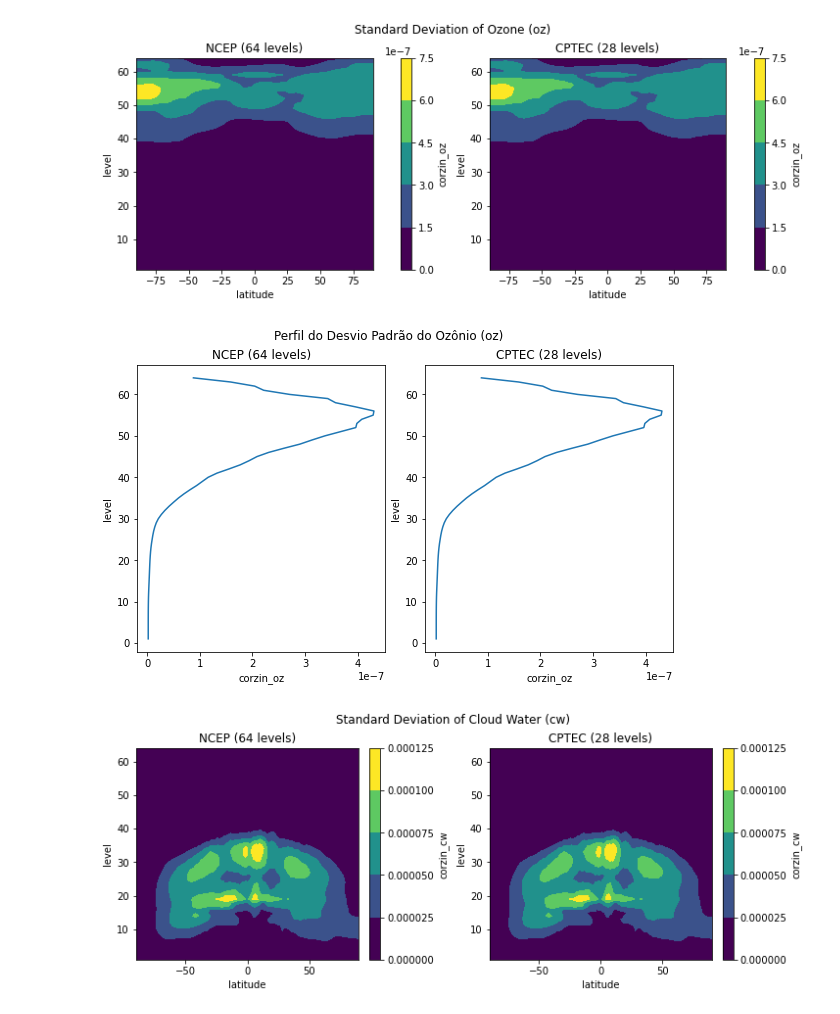
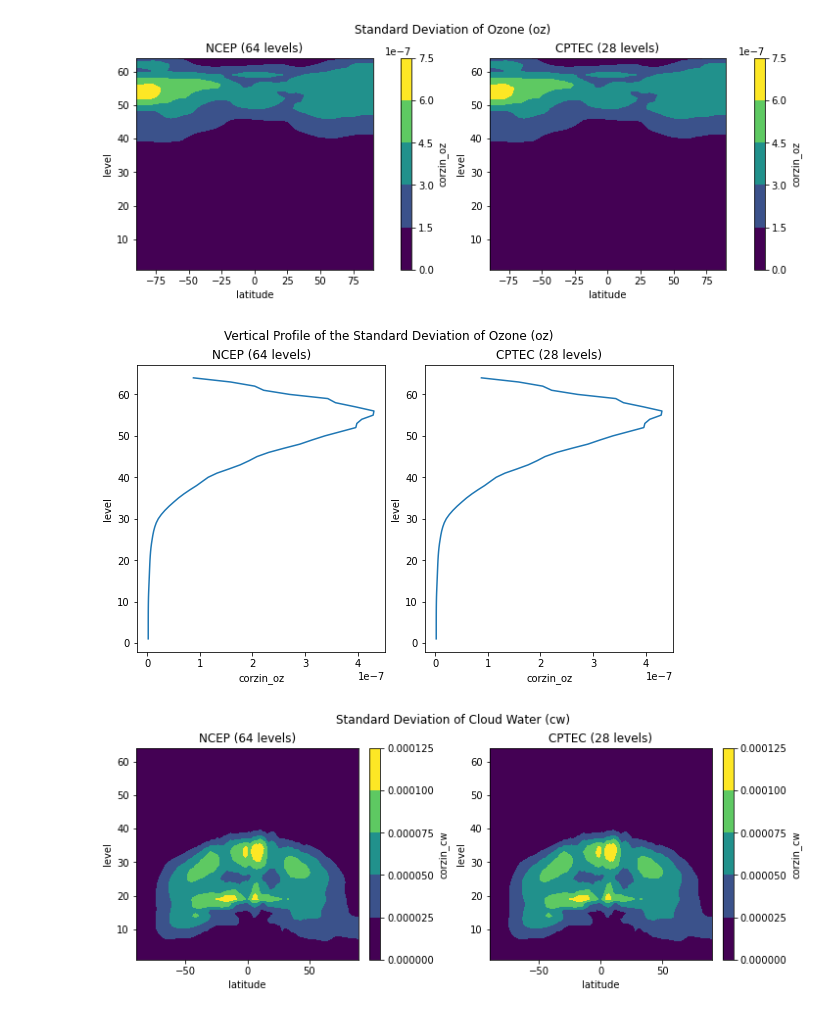
Before and after one commit to GAD-DIMNT-CPTEC/GSIBerror, a Jupyter notebook: read_gsi_berror_python-class-final-en.ipynb, the cells around one changed output. Cells and saved outputs as stored; diff of their text form; code cells hidden in the pictures.

```diff
--- a/read_gsi_berror_python-class-final-en.ipynb
+++ b/read_gsi_berror_python-class-final-en.ipynb
@@ -403,16 +403,16 @@ plt.show()
 # %%
 fig, ax = plt.subplots(1, 2, constrained_layout=True, figsize=(8,5))
 
 ncep_b.amplitudes['oz'].mean(dim='latitude').plot(ax=ax[0], y='level')
 cptec_b.amplitudes['oz'].mean(dim='latitude').plot(ax=ax[1], y='level')
 
 ax[0].set_title('NCEP (64 levels)')
 ax[1].set_title('CPTEC (28 levels)')
 
-plt.suptitle('Perfil do Desvio Padrão do Ozônio (oz)')
+plt.suptitle('Vertical Profile of the Standard Deviation of Ozone (oz)')
 plt.show()
 # %% [output]
-[figure, old version]
+[figure, new version]
 # %%
 fig, ax = plt.subplots(1, 2, constrained_layout=True, figsize=(10,4))
 
```
